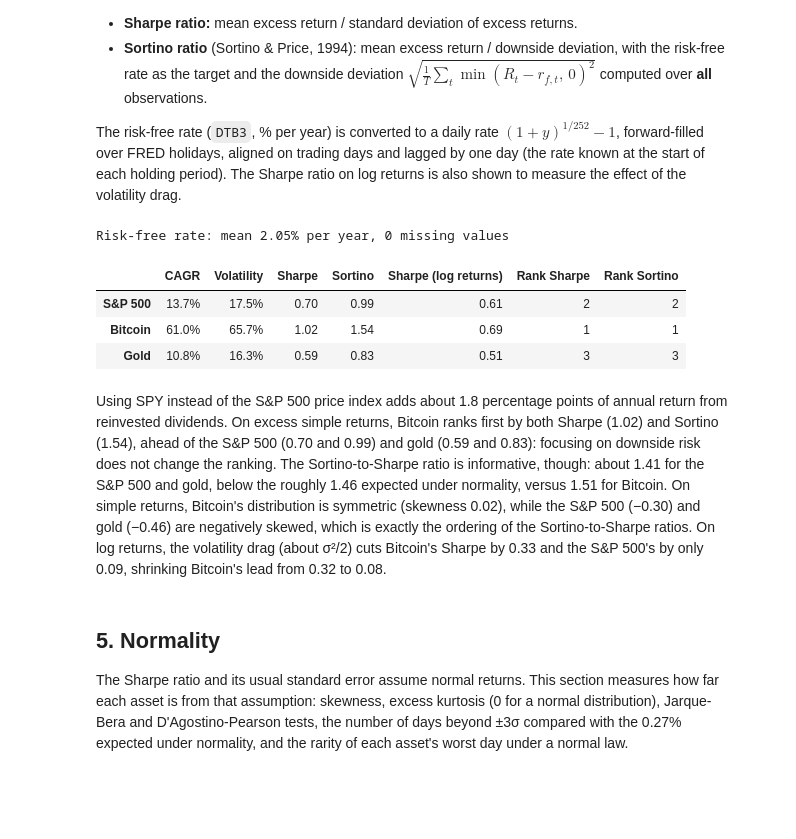
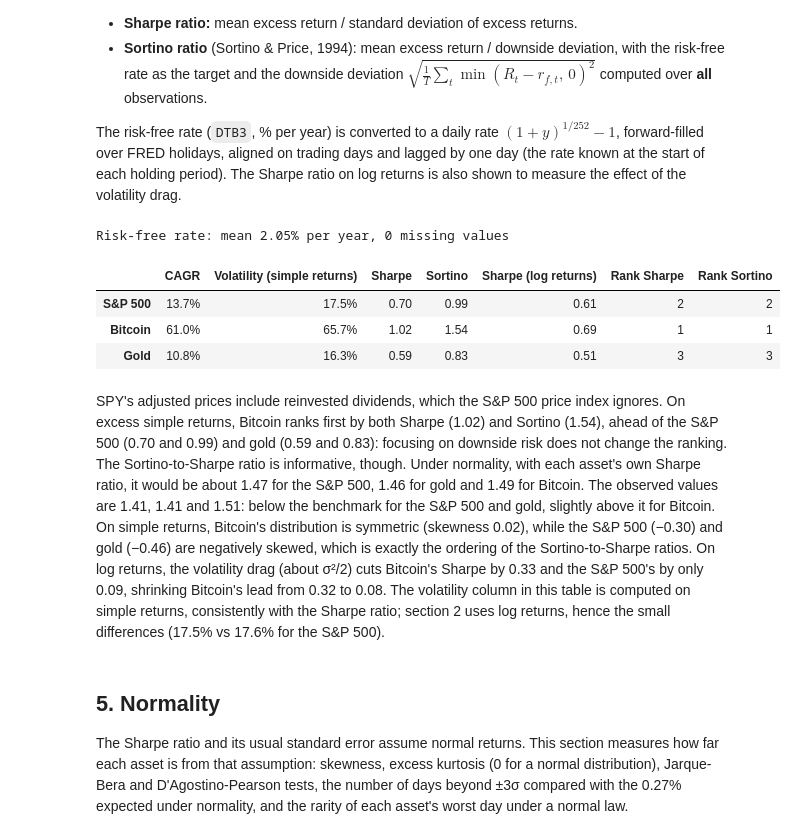
Before and after one commit to mattondidier/financial-data-lab, a Jupyter notebook: 05-asset-risk-beyond-volatility/asset_risk.ipynb, the cells around one changed output. Drawn from its saved outputs; the diff is of its cells as text; code cells hidden in the pictures; blank space fills up the shorter version.

```diff
--- a/05-asset-risk-beyond-volatility/asset_risk.ipynb
+++ b/05-asset-risk-beyond-volatility/asset_risk.ipynb
@@ -368,7 +368,7 @@ def performance_table(returns, rf, periods=TRADING_DAYS):
 
     table = pd.DataFrame({
         "CAGR": np.expm1(log.mean() * periods),
-        "Volatility": simple.std() * np.sqrt(periods),
+        "Volatility (simple returns)": simple.std() * np.sqrt(periods),
         "Sharpe": excess.mean() / excess.std() * np.sqrt(periods),
         "Sortino": excess.mean() / downside_dev * np.sqrt(periods),
         "Sharpe (log returns)": excess_log.mean() / excess_log.std() * np.sqrt(periods),
@@ -379,20 +379,20 @@ def performance_table(returns, rf, periods=TRADING_DAYS):
 # %%
 # --- run ---
 rf = get_risk_free(returns.index)
 print(f"Risk-free rate: mean {rf.mean() * TRADING_DAYS:.2%} per year, "
       f"{rf.isna().sum()} missing values")
 
 perf = performance_table(returns, rf)
-display(perf.style.format({"CAGR": "{:.1%}", "Volatility": "{:.1%}", "Sharpe": "{:.2f}",
+display(perf.style.format({"CAGR": "{:.1%}", "Volatility (simple returns)": "{:.1%}", "Sharpe": "{:.2f}",
                            "Sortino": "{:.2f}", "Sharpe (log returns)": "{:.2f}"}))
 # %% [output]
 Risk-free rate: mean 2.05% per year, 0 missing values
-|  | CAGR | Volatility | Sharpe | Sortino | Sharpe (log returns) | Rank Sharpe | Rank Sortino |
+|  | CAGR | Volatility (simple returns) | Sharpe | Sortino | Sharpe (log returns) | Rank Sharpe | Rank Sortino |
 | S&P 500 | 13.7% | 17.5% | 0.70 | 0.99 | 0.61 | 2 | 2 |
 | Bitcoin | 61.0% | 65.7% | 1.02 | 1.54 | 0.69 | 1 | 1 |
 | Gold | 10.8% | 16.3% | 0.59 | 0.83 | 0.51 | 3 | 3 |
 # %% [markdown]
-Using SPY instead of the S&P 500 price index adds about 1.8 percentage points of annual return from reinvested dividends. On excess simple returns, Bitcoin ranks first by both Sharpe (1.02) and Sortino (1.54), ahead of the S&P 500 (0.70 and 0.99) and gold (0.59 and 0.83): focusing on downside risk does not change the ranking. The Sortino-to-Sharpe ratio is informative, though: about 1.41 for the S&P 500 and gold, below the roughly 1.46 expected under normality, versus 1.51 for Bitcoin. On simple returns, Bitcoin's distribution is symmetric (skewness 0.02), while the S&P 500 (−0.30) and gold (−0.46) are negatively skewed, which is exactly the ordering of the Sortino-to-Sharpe ratios. On log returns, the volatility drag (about σ²/2) cuts Bitcoin's Sharpe by 0.33 and the S&P 500's by only 0.09, shrinking Bitcoin's lead from 0.32 to 0.08.
+SPY's adjusted prices include reinvested dividends, which the S&P 500 price index ignores. On excess simple returns, Bitcoin ranks first by both Sharpe (1.02) and Sortino (1.54), ahead of the S&P 500 (0.70 and 0.99) and gold (0.59 and 0.83): focusing on downside risk does not change the ranking. The Sortino-to-Sharpe ratio is informative, though. Under normality, with each asset's own Sharpe ratio, it would be about 1.47 for the S&P 500, 1.46 for gold and 1.49 for Bitcoin. The observed values are 1.41, 1.41 and 1.51: below the benchmark for the S&P 500 and gold, slightly above it for Bitcoin. On simple returns, Bitcoin's distribution is symmetric (skewness 0.02), while the S&P 500 (−0.30) and gold (−0.46) are negatively skewed, which is exactly the ordering of the Sortino-to-Sharpe ratios. On log returns, the volatility drag (about σ²/2) cuts Bitcoin's Sharpe by 0.33 and the S&P 500's by only 0.09, shrinking Bitcoin's lead from 0.32 to 0.08. The volatility column in this table is computed on simple returns, consistently with the Sharpe ratio; section 2 uses log returns, hence the small differences (17.5% vs 17.6% for the S&P 500).
 # %% [markdown]
 ## 5. Normality
 
```
Also changed, not shown: parts of 8 cells of this notebook.
